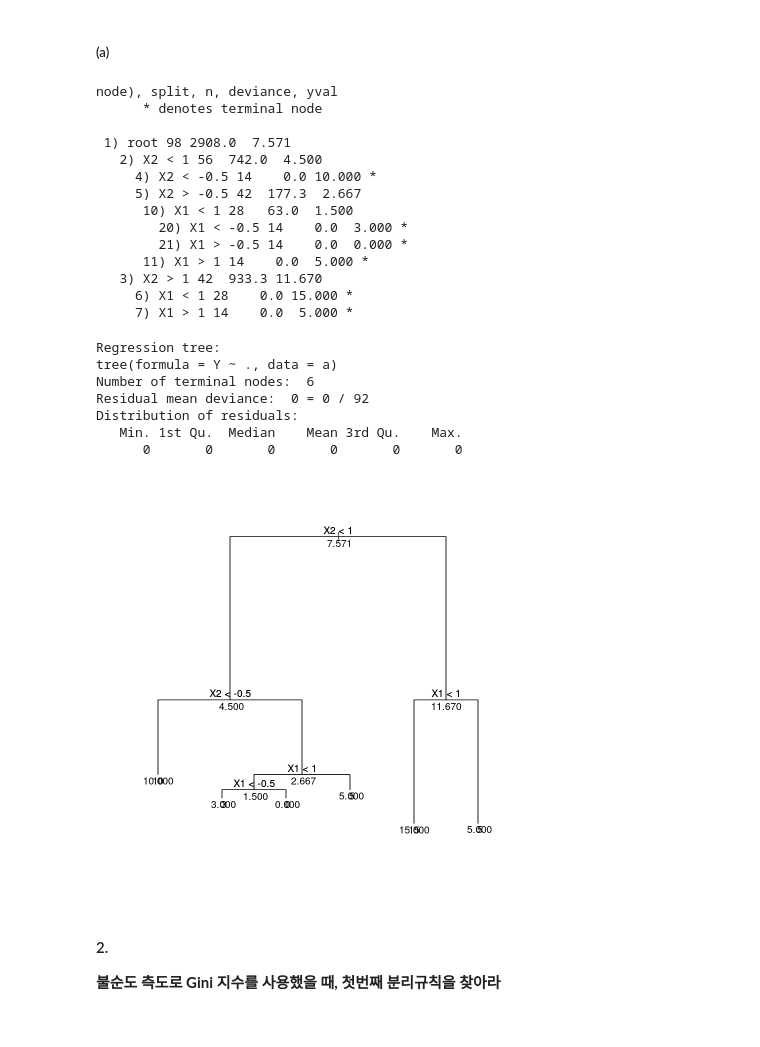
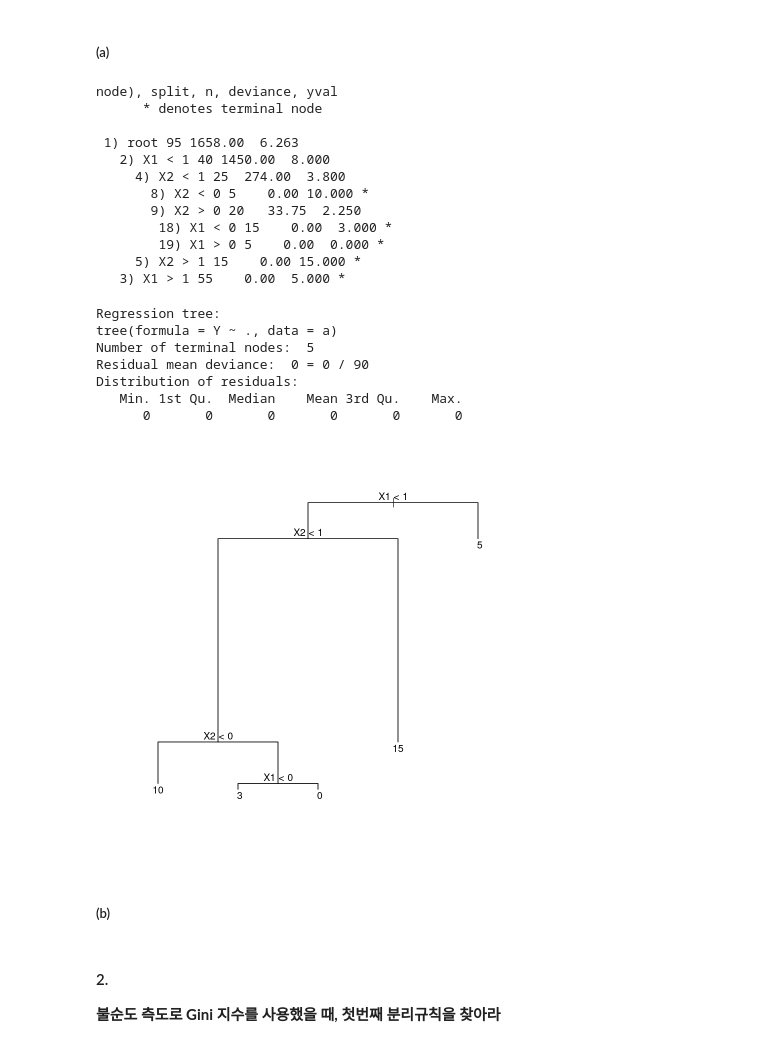
Before and after one commit to kimha02/ham, a Jupyter notebook: _notebooks/2022-05-23-datamining_hw.ipynb, the cells around one changed output. Saved outputs shown, nothing was run; the diff lists cells and outputs as text; code cells hidden in the pictures.

```diff
--- a/_notebooks/2022-05-17-datamining_hw.ipynb
+++ b/_notebooks/2022-05-23-datamining_hw.ipynb
@@ -29,12 +31,12 @@ library(ISLR2)
 # %% [markdown]
 ##### (a)
 # %%
-X1<-c(1.5,1.5,0.5,0.5,-1.5,0.5,0.5)
-X2<-c(1.5,0.5,1.5,1.5,0.5,0.5,-1.5)
-Y<-c(5,5,15,15,3,0,10)
+X1<-c(1.5,1.5,1.5,1.5,1.5,1.5,1.5,1.5,1.5,1.5,1.5,0.5,0.5,0.5,-0.5,-0.5,-0.5,0.5,0.5)
+X2<-c(2,2,2,2,2,2,2,2,2,2,2,1.5,1.5,1.5,0.5,0.5,0.5,-0.5,0.5)
+Y<-c(5,5,5,5,5,5,5,5,5,5,5,15,15,15,3,3,3,10,0)
 # %%
 a<-cbind(X1,X2,Y)
-a<-rbind(a,a,a,a,a,a,a,a,a,a,a,a,a,a)
+a<-rbind(a,a,a,a,a)
 a<-as.data.frame(a)
 # %%
 tree_a<- tree(Y ~ ., data=a);tree_a
@@ -42,33 +44,32 @@ tree_a<- tree(Y ~ ., data=a);tree_a
 node), split, n, deviance, yval
       * denotes terminal node
 
- 1) root 98 2908.0  7.571
-   2) X2 < 1 56  742.0  4.500
-     4) X2 < -0.5 14    0.0 10.000 *
-     5) X2 > -0.5 42  177.3  2.667
-      10) X1 < 1 28   63.0  1.500
-        20) X1 < -0.5 14    0.0  3.000 *
-        21) X1 > -0.5 14    0.0  0.000 *
-      11) X1 > 1 14    0.0  5.000 *
-   3) X2 > 1 42  933.3 11.670
-     6) X1 < 1 28    0.0 15.000 *
-     7) X1 > 1 14    0.0  5.000 *
+ 1) root 95 1658.00  6.263
+   2) X1 < 1 40 1450.00  8.000
+     4) X2 < 1 25  274.00  3.800
+       8) X2 < 0 5    0.00 10.000 *
+       9) X2 > 0 20   33.75  2.250
+        18) X1 < 0 15    0.00  3.000 *
+        19) X1 > 0 5    0.00  0.000 *
+     5) X2 > 1 15    0.00 15.000 *
+   3) X1 > 1 55    0.00  5.000 *
 # %%
 summary(tree_a)
 # %% [output]
 Regression tree:
 tree(formula = Y ~ ., data = a)
-Number of terminal nodes:  6
-Residual mean deviance:  0 = 0 / 92
+Number of terminal nodes:  5
+Residual mean deviance:  0 = 0 / 90
 Distribution of residuals:
    Min. 1st Qu.  Median    Mean 3rd Qu.    Max.
       0       0       0       0       0       0
 # %%
 plot(tree_a)
 text(tree_a)
-text(tree_a, all=T)
 # %% [output]
-[figure, old version]
+[figure, new version]
+# %% [markdown]
+##### (b)
 # %% [markdown]
 #### 2.
 **불순도 측도로 Gini 지수를 사용했을 때, 첫번째 분리규칙을 찾아라**
```
Also changed, not shown: parts of 12 cells of this notebook.
